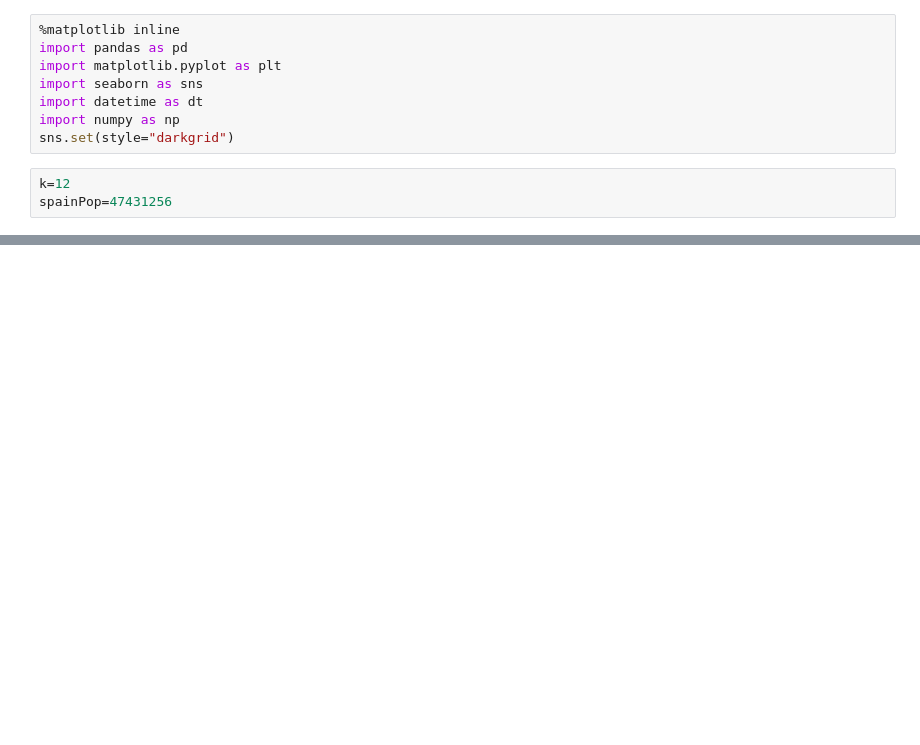
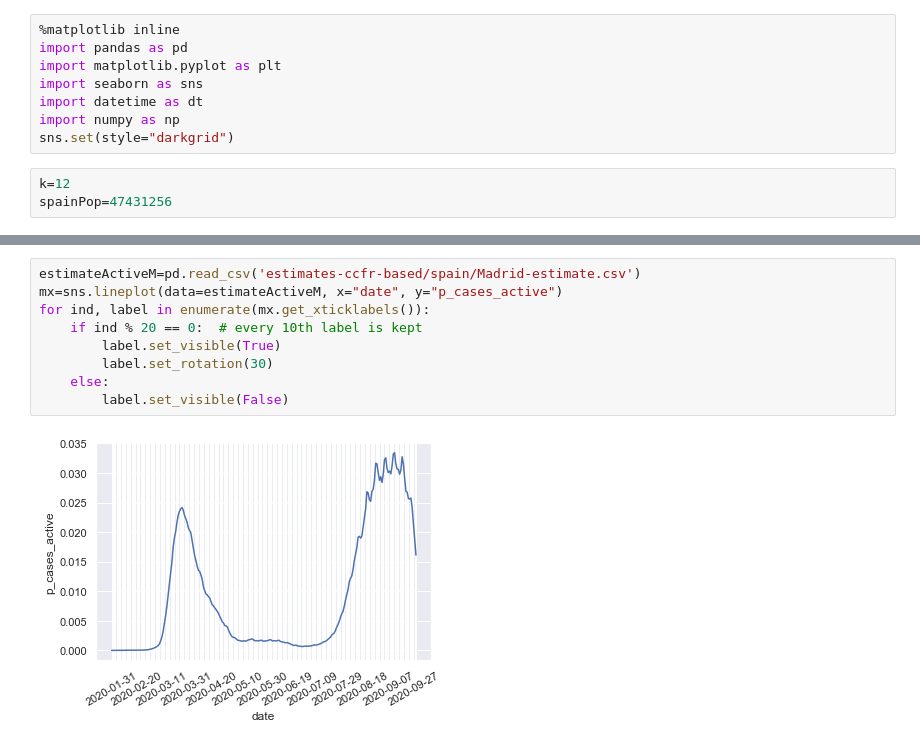
Before and after one commit to GCGImdea/fbdatachallenge, a Jupyter notebook: data/spainCumul.ipynb, the cells around one changed output, grey strips where cells are left out. Cells and saved outputs as stored; diff of their text form; blank space fills up the shorter version.

```diff
--- a/data/spainCumul.ipynb
+++ b/data/spainCumul.ipynb
@@ -78,0 +108,11 @@ for ind, label in enumerate(cx.get_xticklabels()):
+# %%
+estimateActiveM=pd.read_csv('estimates-ccfr-based/spain/Madrid-estimate.csv')
+mx=sns.lineplot(data=estimateActiveM, x="date", y="p_cases_active")
+for ind, label in enumerate(mx.get_xticklabels()):
+    if ind % 20 == 0:  # every 10th label is kept
+        label.set_visible(True)
+        label.set_rotation(30)
+    else:
+        label.set_visible(False)
+# %% [output]
+[figure, added]
```
Also changed, not shown: parts of 7 cells of this notebook, 2 other files.
